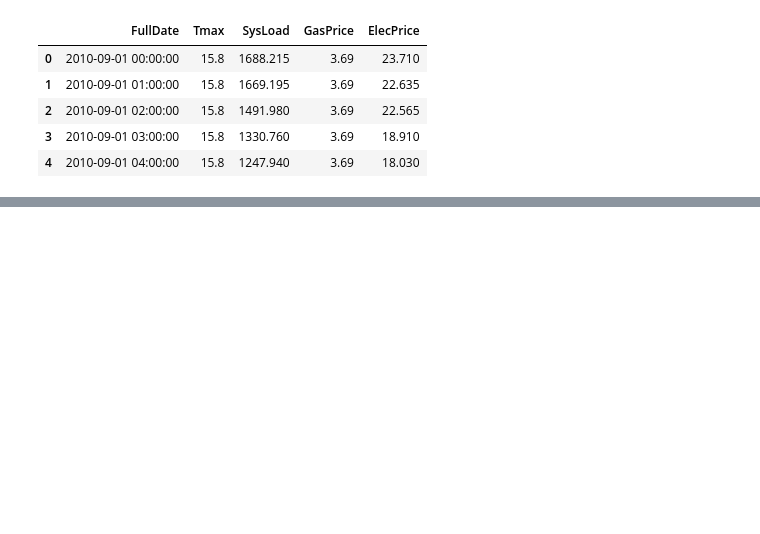
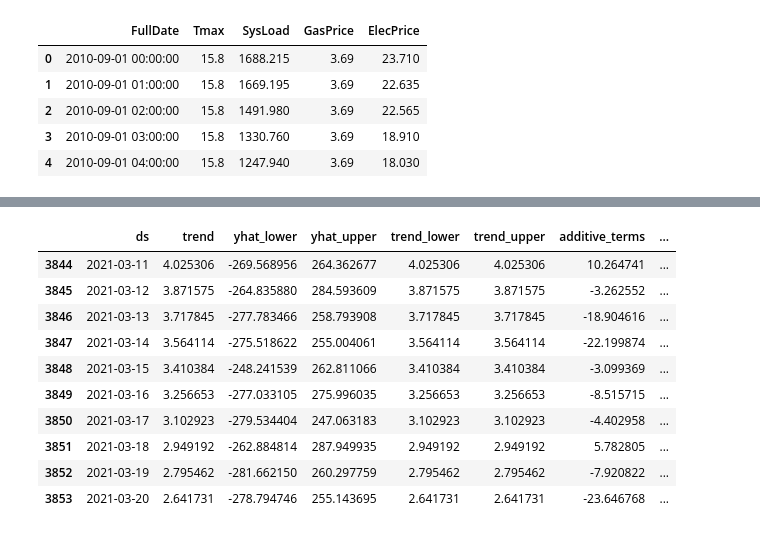
Before and after one commit to axshay007/Stage_E_assignment_sol, a Jupyter notebook: HAMOYE_STAGE_E.ipynb, the cells around one changed output, grey strips where cells are left out. Cells and saved outputs as stored; diff of their text form; code cells hidden in the pictures; blank space fills up the shorter version.

```diff
--- a/HAMOYE_STAGE_E.ipynb
+++ b/HAMOYE_STAGE_E.ipynb
@@ -160,0 +75,5 @@ model.fit(train_)
+# %%
+dt=Dataset['ds'].str[:11]
+# %%
+data=pd.DataFrame(dt)
+data
@@ -160,0 +236,6 @@ model.fit(train_)
+# %%
+
+from prophet import Prophet
+model = Prophet()
+
+model.fit(Dataset)
@@ -163,5 +274,17 @@ future = model.make_future_dataframe(periods=20, freq='D')
 # %%
 forecast = model.predict(future)
 # %%
-forecast.head(10)
+forecast.tail(10)
+# %% [output]
+|  | ds | trend | yhat_lower | yhat_upper | trend_lower | trend_upper | additive_terms | ... |
+| 3844 | 2021-03-11 | 4.025306 | -269.568956 | 264.362677 | 4.025306 | 4.025306 | 10.264741 | ... |
+| 3845 | 2021-03-12 | 3.871575 | -264.835880 | 284.593609 | 3.871575 | 3.871575 | -3.262552 | ... |
+| 3846 | 2021-03-13 | 3.717845 | -277.783466 | 258.793908 | 3.717845 | 3.717845 | -18.904616 | ... |
+| 3847 | 2021-03-14 | 3.564114 | -275.518622 | 255.004061 | 3.564114 | 3.564114 | -22.199874 | ... |
+| 3848 | 2021-03-15 | 3.410384 | -248.241539 | 262.811066 | 3.410384 | 3.410384 | -3.099369 | ... |
+| 3849 | 2021-03-16 | 3.256653 | -277.033105 | 275.996035 | 3.256653 | 3.256653 | -8.515715 | ... |
+| 3850 | 2021-03-17 | 3.102923 | -279.534404 | 247.063183 | 3.102923 | 3.102923 | -4.402958 | ... |
+| 3851 | 2021-03-18 | 2.949192 | -262.884814 | 287.949935 | 2.949192 | 2.949192 | 5.782805 | ... |
+| 3852 | 2021-03-19 | 2.795462 | -281.662150 | 260.297759 | 2.795462 | 2.795462 | -7.920822 | ... |
+| 3853 | 2021-03-20 | 2.641731 | -278.794746 | 255.143695 | 2.641731 | 2.641731 | -23.646768 | ... |
 # %%
```
Also changed, not shown: parts of 56 cells of this notebook.
